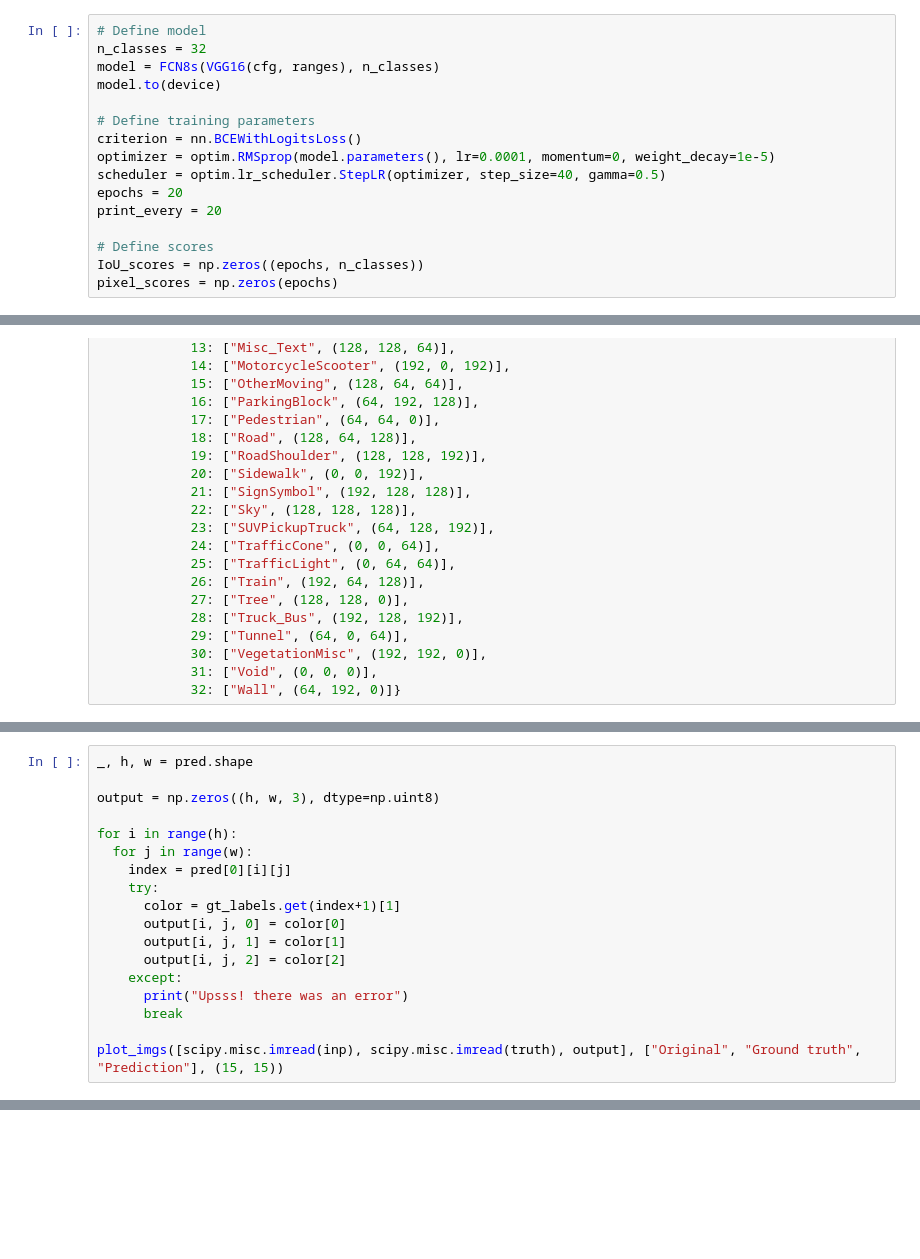
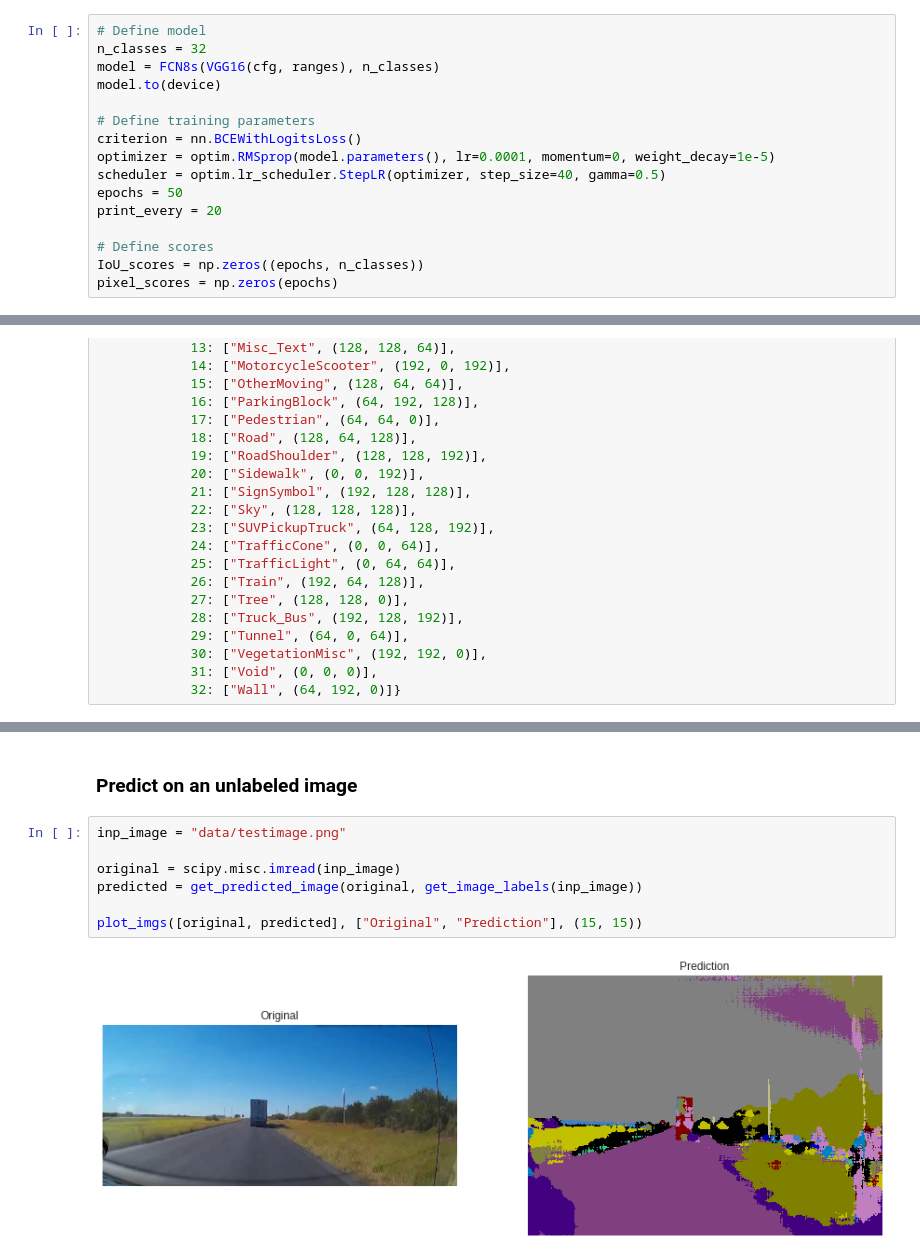
Before and after one commit to betogaona7/FCN, a Jupyter notebook: FCN.ipynb, the cells around one changed output, grey strips where cells are left out. Saved outputs shown, nothing was run; the diff lists cells and outputs as text; blank space fills up the shorter version.

```diff
--- a/FCN.ipynb
+++ b/FCN.ipynb
@@ -327,7 +327,7 @@ model.to(device)
 criterion = nn.BCEWithLogitsLoss()
 optimizer = optim.RMSprop(model.parameters(), lr=0.0001, momentum=0, weight_decay=1e-5)
 scheduler = optim.lr_scheduler.StepLR(optimizer, step_size=40, gamma=0.5)
-epochs = 20
+epochs = 50
 print_every = 20
 
 # Define scores
@@ -537,18 +479,0 @@ print(target)
-# %%
-_, h, w = pred.shape
-
-output = np.zeros((h, w, 3), dtype=np.uint8)
-
-for i in range(h):
-  for j in range(w):
-    index = pred[0][i][j]
-    try:
-      color = gt_labels.get(index+1)[1]
-      output[i, j, 0] = color[0]
-      output[i, j, 1] = color[1]
-      output[i, j, 2] = color[2]
-    except:
-      print("Upsss! there was an error")
-      break
-
-plot_imgs([scipy.misc.imread(inp), scipy.misc.imread(truth), output], ["Original", "Ground truth", "Prediction"], (15, 15))
@@ -556,0 +550,11 @@ plot_imgs([scipy.misc.imread(inp), scipy.misc.imread(truth), output], ["Original
+# %% [markdown]
+### Predict on an unlabeled image
+# %%
+inp_image = "data/testimage.png"
+
+original = scipy.misc.imread(inp_image)
+predicted = get_predicted_image(original, get_image_labels(inp_image))
+
+plot_imgs([original, predicted], ["Original", "Prediction"], (15, 15))
+# %% [output]
+[figure, added]
```
Also changed, not shown: parts of 9 cells of this notebook.
